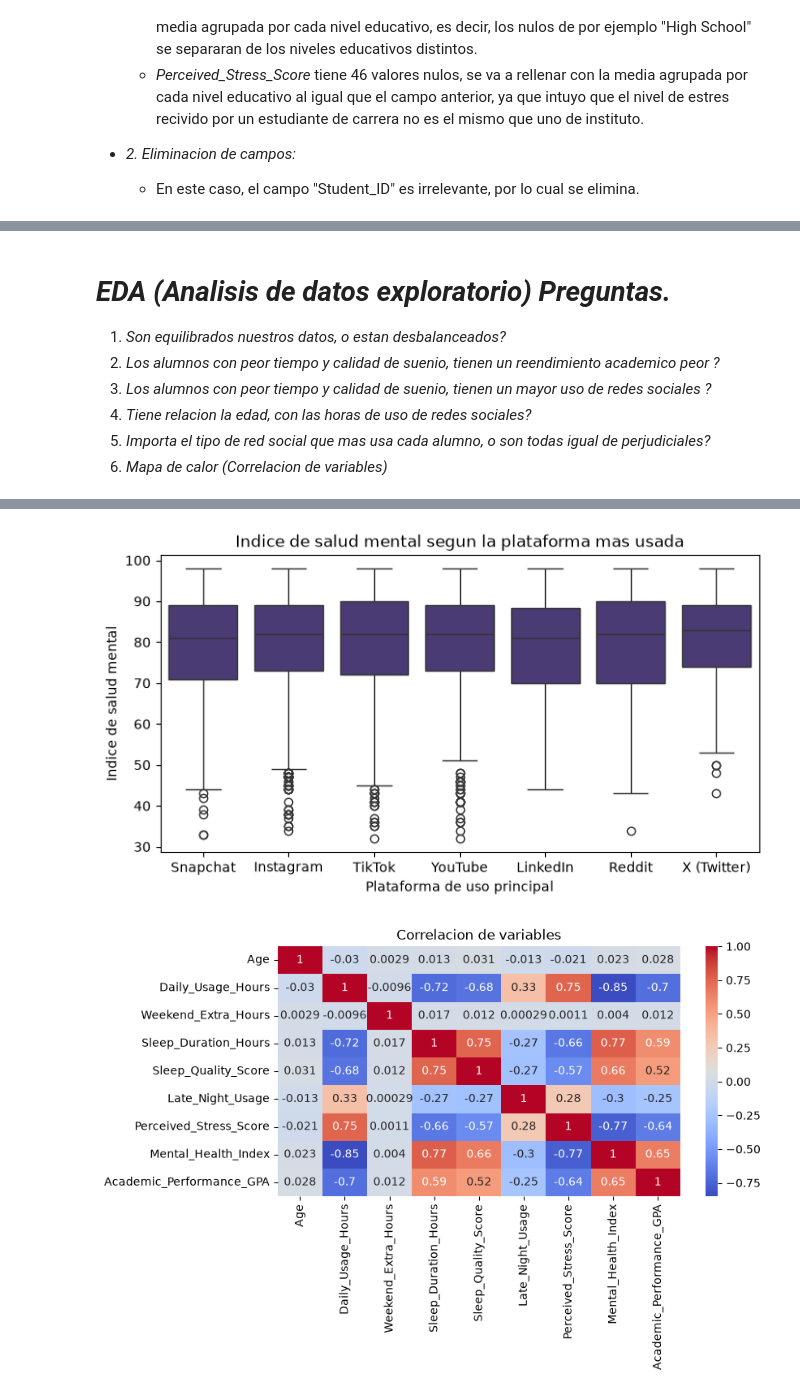
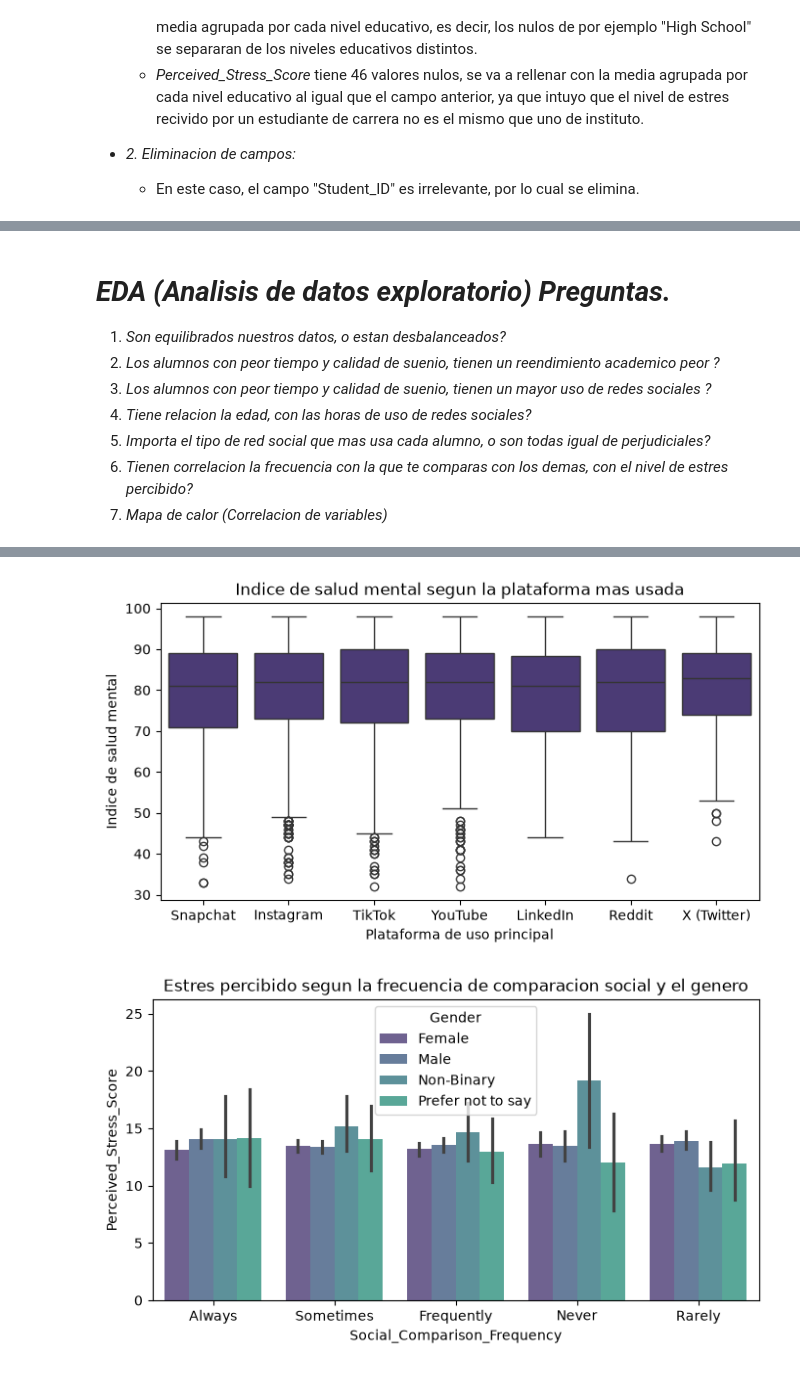
Before and after one commit to SLOPTRI/Student-Social-Media-Impact-ML, a Jupyter notebook: main.ipynb, the cells around one changed output, grey strips where cells are left out. Saved outputs shown, nothing was run; the diff lists cells and outputs as text; code cells hidden in the pictures.

```diff
--- a/main.ipynb
+++ b/main.ipynb
@@ -103,14 +108,15 @@ dtype: int64
 3. *Los alumnos con peor tiempo y calidad de suenio, tienen un mayor uso de redes sociales ?*
 4. *Tiene relacion la edad, con las horas de uso de redes sociales?*
 5. *Importa el tipo de red social que mas usa cada alumno, o son todas igual de perjudiciales?*
-6. *Mapa de calor (Correlacion de variables)*
+6. *Tienen correlacion la frecuencia con la que te comparas con los demas, con el nivel de estres percibido?*
+7. *Mapa de calor (Correlacion de variables)*
 # %%
 # Configuracion de paleta de colores de seaborn
 sns.set_palette('viridis')
 
 # 1.
 plt.figure(figsize=(8,4))
-sns.countplot(df,x='Overall_Impact',hue='Overall_Impact')
+sns.countplot(df,x='Overall_Impact',)
 plt.title('Cantidad de estudiantes por tipo de impacto')
 plt.show()
 
@@ -142,7 +148,13 @@ plt.xlabel('Plataforma de uso principal')
 plt.ylabel('Indice de salud mental')
 plt.show()
 
-# 6. Ahi que mapear variables categoricas a numericas para un mapa de calor mas completo.
+# 6.
+plt.figure(figsize=(8,4))
+sns.barplot(df, x='Social_Comparison_Frequency', y='Perceived_Stress_Score', hue='Gender', alpha=0.8)
+plt.title('Estres percibido segun la frecuencia de comparacion social y el genero')
+plt.show()
+
+# 7. Ahi que mapear variables categoricas a numericas para un mapa de calor mas completo.
 plt.figure(figsize=(8,4))
 sns.heatmap(df.corr(numeric_only=True), cmap='coolwarm', annot=True)
 plt.title('Correlacion de variables')
@@ -152,5 +164,5 @@ plt.show()
 [figure]
 [figure]
 [figure]
 [figure]
-[figure, old version]
+[figure, new version]
```
Also changed, not shown: parts of 8 cells of this notebook.
